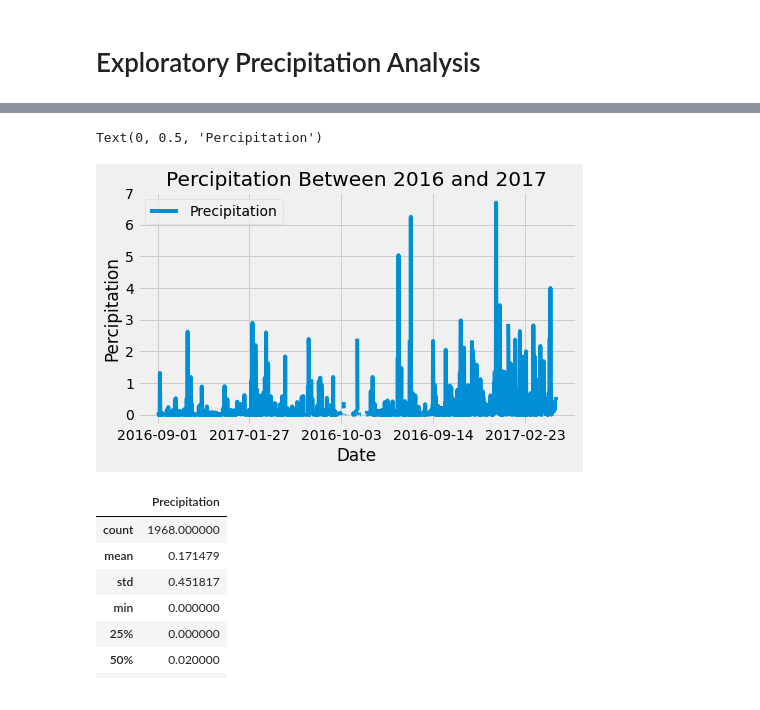
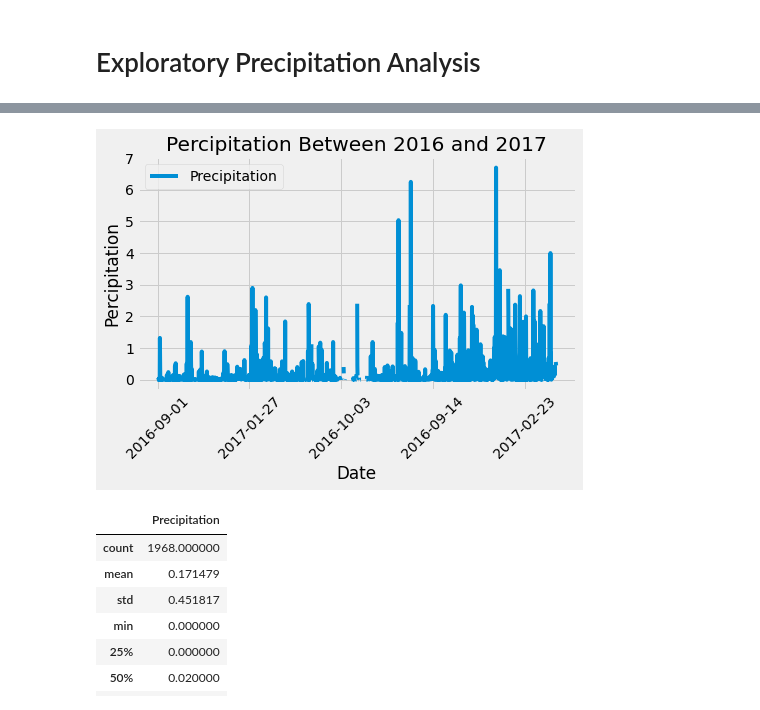
Before and after one commit to HsuChe/climate-summary-app, a Jupyter notebook: climate_starter.ipynb, the cells around one changed output, grey strips where cells are left out. Saved outputs shown, nothing was run; the diff lists cells and outputs as text; code cells hidden in the pictures.

```diff
--- a/climate_starter.ipynb
+++ b/climate_starter.ipynb
@@ -58,34 +58,36 @@ tobs FLOAT 0
 # %%
 # Design a query to retrieve the last 12 months of precipitation data and plot the results.
 # Starting from the most recent data point in the database.
 # Calculate the date one year from the last date in data set.
 
 #Parse the recent date with datetime
 recent_parsed = dt.datetime.strptime(recent_date['date'],"%Y-%m-%d")
 #Create a new string while reducing year by one and parsing the month with 0 before the number.
 target_date = f"{recent_parsed.year-1}-{recent_parsed.month:02}"
 
 # Run the session
 result = session.query(Mea).filter(func.strftime("%Y-%m",Mea.date) > target_date).all();
 
 # Perform a query to retrieve the data and precipitation scores
 precipitation_list = []
 for row in result:
     precipitation_list.append([row.date,row.prcp]);
 precipitation_list
 # Save the query results as a Pandas DataFrame and set the index to the date column
 preci_df = pd.DataFrame(precipitation_list, columns= ['Date','Precipitation'])
 
 # Sort the dataframe by date
 prec_df_sort = preci_df.set_index('Date')
 
 # Use Pandas Plotting with Matplotlib to plot the data
 prec_df_sort.plot(figsize = (7,4))
 plt.title('Percipitation Between 2016 and 2017')
 plt.ylabel('Percipitation')
+plt.xticks(rotation = 45)
+
+plt.show()
 # %% [output]
-Text(0, 0.5, 'Percipitation')
-[figure, old version]
+[figure, new version]
 # %%
 # Use Pandas to calcualte the summary statistics for the precipitation data
 prec_df_sort.describe()
```
Also changed, not shown: parts of 2 cells of this notebook, 3 other files.
